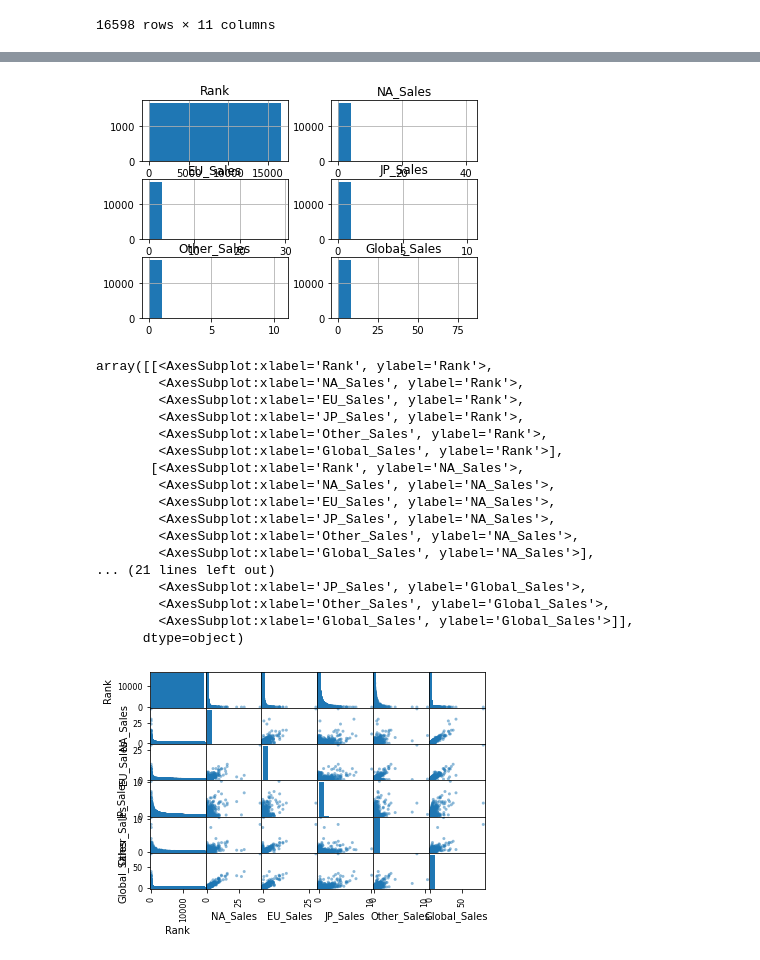
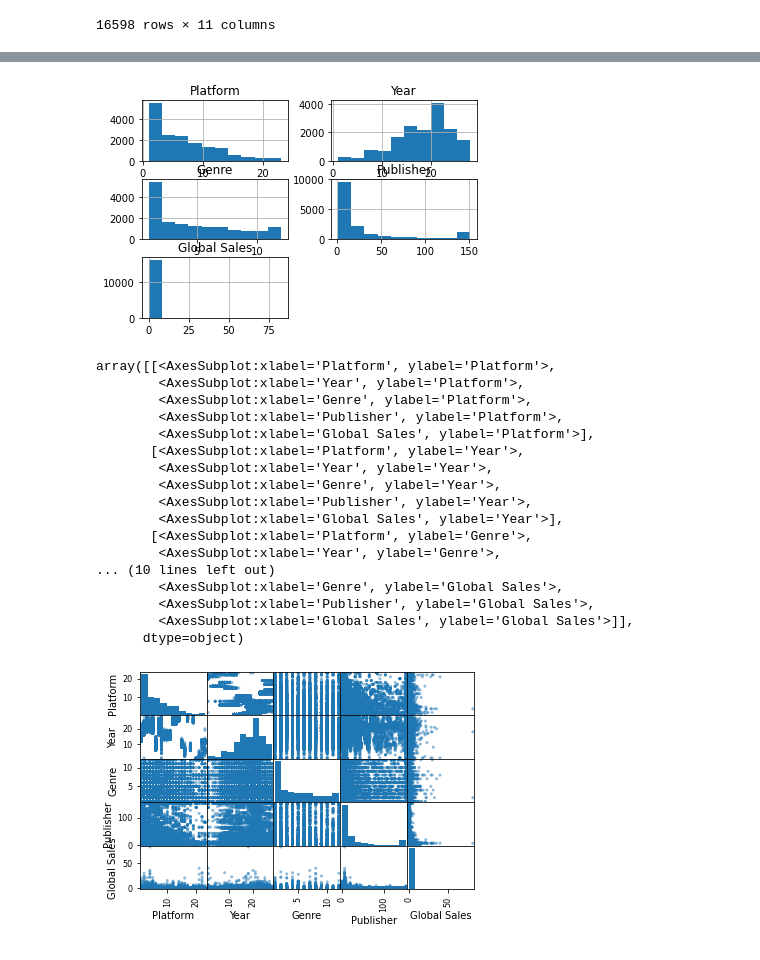
Before and after one commit to chandlercarlile/wgu-capstone-project, a Jupyter notebook: Untitled.ipynb, the cells around one changed output, grey strips where cells are left out. Cells and saved outputs as stored; diff of their text form; code cells hidden in the pictures.

Commit message:
create numeric data csv from original data

```diff
--- a/Untitled.ipynb
+++ b/Untitled.ipynb
@@ -135,0 +283,5 @@ Name: Publisher, Length: 576, dtype: int64
+# %%
+formatted_csv = "./formatted_vgsales.csv"
+
+formatted_df = pd.read_csv(formatted_csv)
+display(formatted_df)
@@ -136,37 +302,37 @@ Name: Publisher, Length: 576, dtype: int64
 # %%
 from matplotlib import pyplot
 
-df.hist()
+formatted_df.hist()
 pyplot.show()
 
-# Without data converstion, this ends up not being very helpful.
+# Without data conversion, this ends up not being very helpful.
 # %% [output]
-[figure, old version]
+[figure, new version]
 # %%
 from pandas.plotting import scatter_matrix
 
-scatter_matrix(df)
+scatter_matrix(formatted_df)
 
 # Without data converstion, this ends up not being very helpful.
 # %% [output]
-array([[<AxesSubplot:xlabel='Rank', ylabel='Rank'>,
-        <AxesSubplot:xlabel='NA_Sales', ylabel='Rank'>,
-        <AxesSubplot:xlabel='EU_Sales', ylabel='Rank'>,
-        <AxesSubplot:xlabel='JP_Sales', ylabel='Rank'>,
-        <AxesSubplot:xlabel='Other_Sales', ylabel='Rank'>,
-        <AxesSubplot:xlabel='Global_Sales', ylabel='Rank'>],
-       [<AxesSubplot:xlabel='Rank', ylabel='NA_Sales'>,
-        <AxesSubplot:xlabel='NA_Sales', ylabel='NA_Sales'>,
-        <AxesSubplot:xlabel='EU_Sales', ylabel='NA_Sales'>,
-        <AxesSubplot:xlabel='JP_Sales', ylabel='NA_Sales'>,
-        <AxesSubplot:xlabel='Other_Sales', ylabel='NA_Sales'>,
-        <AxesSubplot:xlabel='Global_Sales', ylabel='NA_Sales'>],
-... (21 lines left out)
-        <AxesSubplot:xlabel='JP_Sales', ylabel='Global_Sales'>,
-        <AxesSubplot:xlabel='Other_Sales', ylabel='Global_Sales'>,
-        <AxesSubplot:xlabel='Global_Sales', ylabel='Global_Sales'>]],
+array([[<AxesSubplot:xlabel='Platform', ylabel='Platform'>,
+        <AxesSubplot:xlabel='Year', ylabel='Platform'>,
+        <AxesSubplot:xlabel='Genre', ylabel='Platform'>,
+        <AxesSubplot:xlabel='Publisher', ylabel='Platform'>,
+        <AxesSubplot:xlabel='Global Sales', ylabel='Platform'>],
+       [<AxesSubplot:xlabel='Platform', ylabel='Year'>,
+        <AxesSubplot:xlabel='Year', ylabel='Year'>,
+        <AxesSubplot:xlabel='Genre', ylabel='Year'>,
+        <AxesSubplot:xlabel='Publisher', ylabel='Year'>,
+        <AxesSubplot:xlabel='Global Sales', ylabel='Year'>],
+       [<AxesSubplot:xlabel='Platform', ylabel='Genre'>,
+        <AxesSubplot:xlabel='Year', ylabel='Genre'>,
+... (10 lines left out)
+        <AxesSubplot:xlabel='Genre', ylabel='Global Sales'>,
+        <AxesSubplot:xlabel='Publisher', ylabel='Global Sales'>,
+        <AxesSubplot:xlabel='Global Sales', ylabel='Global Sales'>]],
       dtype=object)
-[figure, old version]
+[figure, new version]
 # %%
 from sklearn import linear_model
 
```
Also changed, not shown: parts of 13 cells of this notebook, 2 other files.
